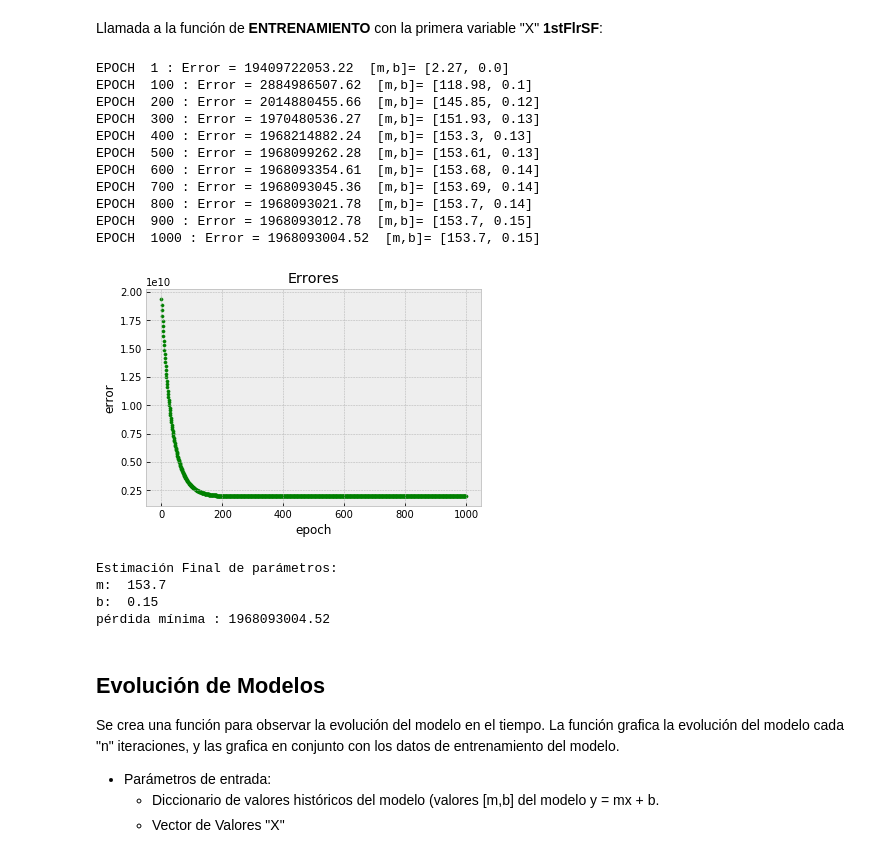
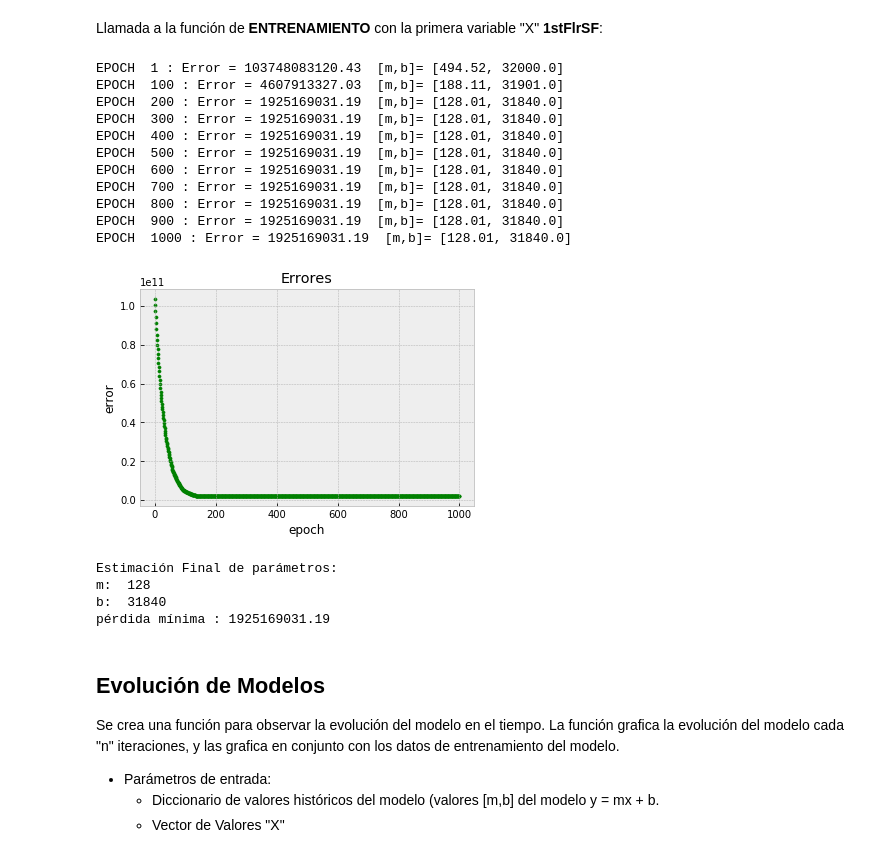
Before and after one commit to sjbarrios/Proyecto-Ciencia-Datos-Python, a Jupyter notebook: Proyecto_1.ipynb, the cells around one changed output. Saved outputs shown, nothing was run; the diff lists cells and outputs as text; code cells hidden in the pictures.

```diff
--- a/Proyecto_1.ipynb
+++ b/Proyecto_1.ipynb
@@ -477,25 +487,25 @@ Llamada a la función de **ENTRENAMIENTO** con la primera variable "X" **1stFlrS
 # %%
 diccionario_FstFlrSF = {}
 error_iteracion_FstFlrSF = []
 
-diccionario_FstFlrSF,error_iteracion_FstFlrSF,manual_FstFlrSF = entrenamiento(FstFlrSF,SalePrice,1000,100,0.00000001)
+diccionario_FstFlrSF,error_iteracion_FstFlrSF,manual_FstFlrSF = entrenamiento(FstFlrSF,SalePrice,1000,100,0.00000001,m=500,b=32000)
 # %% [output]
-EPOCH  1 : Error = 19409722053.22  [m,b]= [2.27, 0.0]
-EPOCH  100 : Error = 2884986507.62  [m,b]= [118.98, 0.1]
-EPOCH  200 : Error = 2014880455.66  [m,b]= [145.85, 0.12]
-EPOCH  300 : Error = 1970480536.27  [m,b]= [151.93, 0.13]
-EPOCH  400 : Error = 1968214882.24  [m,b]= [153.3, 0.13]
-EPOCH  500 : Error = 1968099262.28  [m,b]= [153.61, 0.13]
-EPOCH  600 : Error = 1968093354.61  [m,b]= [153.68, 0.14]
-EPOCH  700 : Error = 1968093045.36  [m,b]= [153.69, 0.14]
-EPOCH  800 : Error = 1968093021.78  [m,b]= [153.7, 0.14]
-EPOCH  900 : Error = 1968093012.78  [m,b]= [153.7, 0.15]
-EPOCH  1000 : Error = 1968093004.52  [m,b]= [153.7, 0.15]
+EPOCH  1 : Error = 103748083120.43  [m,b]= [494.52, 32000.0]
+EPOCH  100 : Error = 4607913327.03  [m,b]= [188.11, 31901.0]
+EPOCH  200 : Error = 1925169031.19  [m,b]= [128.01, 31840.0]
+EPOCH  300 : Error = 1925169031.19  [m,b]= [128.01, 31840.0]
+EPOCH  400 : Error = 1925169031.19  [m,b]= [128.01, 31840.0]
+EPOCH  500 : Error = 1925169031.19  [m,b]= [128.01, 31840.0]
+EPOCH  600 : Error = 1925169031.19  [m,b]= [128.01, 31840.0]
+EPOCH  700 : Error = 1925169031.19  [m,b]= [128.01, 31840.0]
+EPOCH  800 : Error = 1925169031.19  [m,b]= [128.01, 31840.0]
+EPOCH  900 : Error = 1925169031.19  [m,b]= [128.01, 31840.0]
+EPOCH  1000 : Error = 1925169031.19  [m,b]= [128.01, 31840.0]
-[figure, old version]
+[figure, new version]
 Estimación Final de parámetros:
-m:  153.7
-b:  0.15
-pérdida mínima : 1968093004.52
+m:  128
+b:  31840
+pérdida mínima : 1925169031.19
 # %% [markdown]
 ## Evolución de Modelos
 Se crea una función para observar la evolución del modelo en el tiempo.
```
Also changed, not shown: parts of 28 cells of this notebook.
